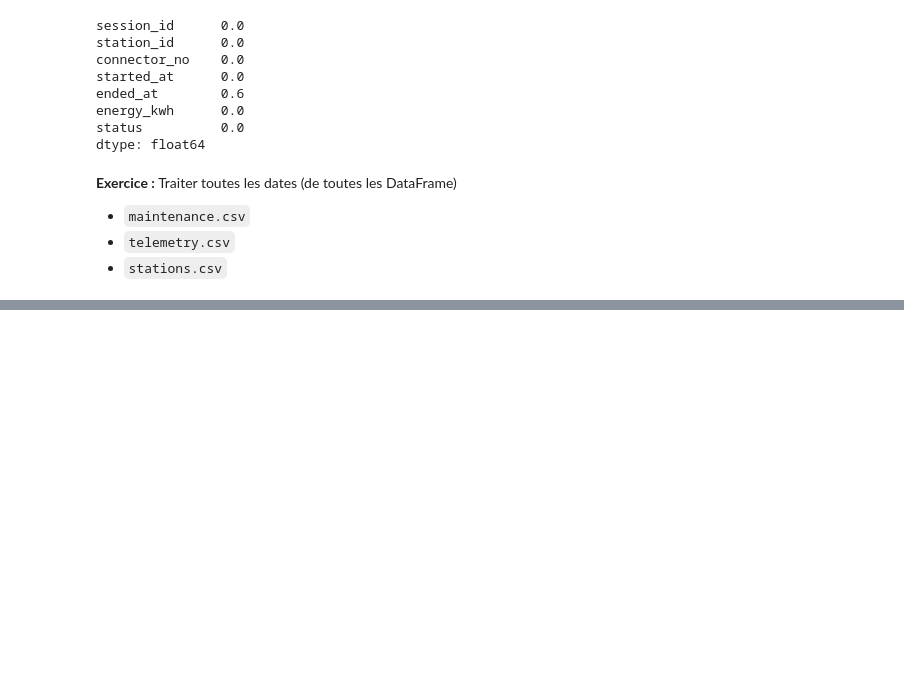
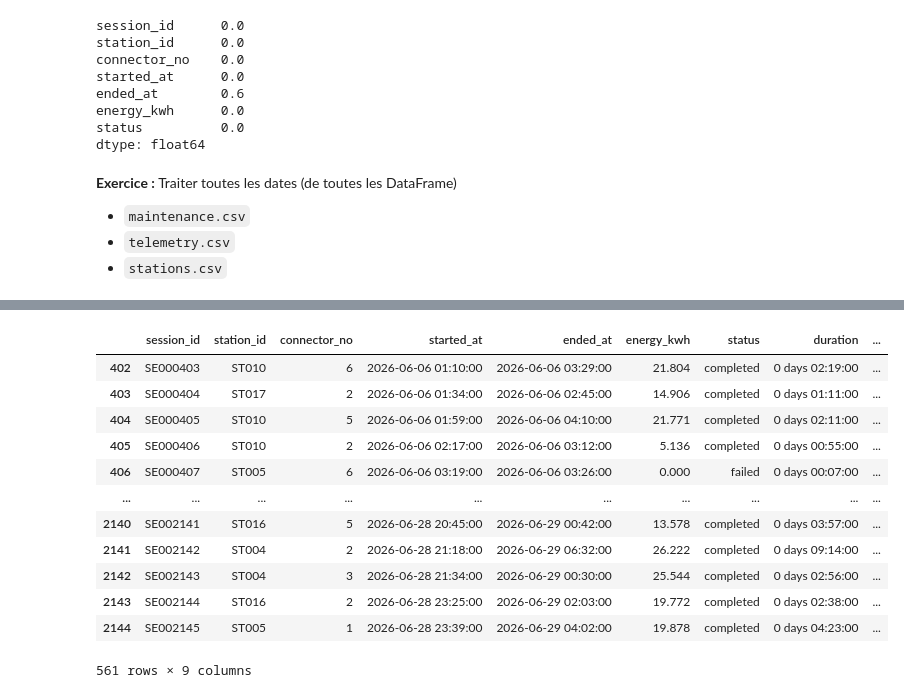
Before and after one commit to Gladrat/2627-analysis-efrei-m2-dev, a Jupyter notebook: analysis.ipynb, the cells around one changed output, grey strips where cells are left out. Drawn from its saved outputs; the diff is of its cells as text; code cells hidden in the pictures; blank space fills up the shorter version.

```diff
--- a/analysis.ipynb
+++ b/analysis.ipynb
@@ -262,0 +460,16 @@ maintenance["started_at"] = pd.to_datetime(maintenance["started_at"])
+# %%
+sessions[sessions["started_at"].dt.day_of_week >= 5]
+# %% [output]
+|  | session_id | station_id | connector_no | started_at | ended_at | energy_kwh | status | duration | ... |
+| 402 | SE000403 | ST010 | 6 | 2026-06-06 01:10:00 | 2026-06-06 03:29:00 | 21.804 | completed | 0 days 02:19:00 | ... |
+| 403 | SE000404 | ST017 | 2 | 2026-06-06 01:34:00 | 2026-06-06 02:45:00 | 14.906 | completed | 0 days 01:11:00 | ... |
+| 404 | SE000405 | ST010 | 5 | 2026-06-06 01:59:00 | 2026-06-06 04:10:00 | 21.771 | completed | 0 days 02:11:00 | ... |
+| 405 | SE000406 | ST010 | 2 | 2026-06-06 02:17:00 | 2026-06-06 03:12:00 | 5.136 | completed | 0 days 00:55:00 | ... |
+| 406 | SE000407 | ST005 | 6 | 2026-06-06 03:19:00 | 2026-06-06 03:26:00 | 0.000 | failed | 0 days 00:07:00 | ... |
+| ... | ... | ... | ... | ... | ... | ... | ... | ... | ... |
+| 2140 | SE002141 | ST016 | 5 | 2026-06-28 20:45:00 | 2026-06-29 00:42:00 | 13.578 | completed | 0 days 03:57:00 | ... |
+| 2141 | SE002142 | ST004 | 2 | 2026-06-28 21:18:00 | 2026-06-29 06:32:00 | 26.222 | completed | 0 days 09:14:00 | ... |
+| 2142 | SE002143 | ST004 | 3 | 2026-06-28 21:34:00 | 2026-06-29 00:30:00 | 25.544 | completed | 0 days 02:56:00 | ... |
+| 2143 | SE002144 | ST016 | 2 | 2026-06-28 23:25:00 | 2026-06-29 02:03:00 | 19.772 | completed | 0 days 02:38:00 | ... |
+| 2144 | SE002145 | ST005 | 1 | 2026-06-28 23:39:00 | 2026-06-29 04:02:00 | 19.878 | completed | 0 days 04:23:00 | ... |
+561 rows × 9 columns
```
Also changed, not shown: parts of 25 cells of this notebook, 1 other file.
